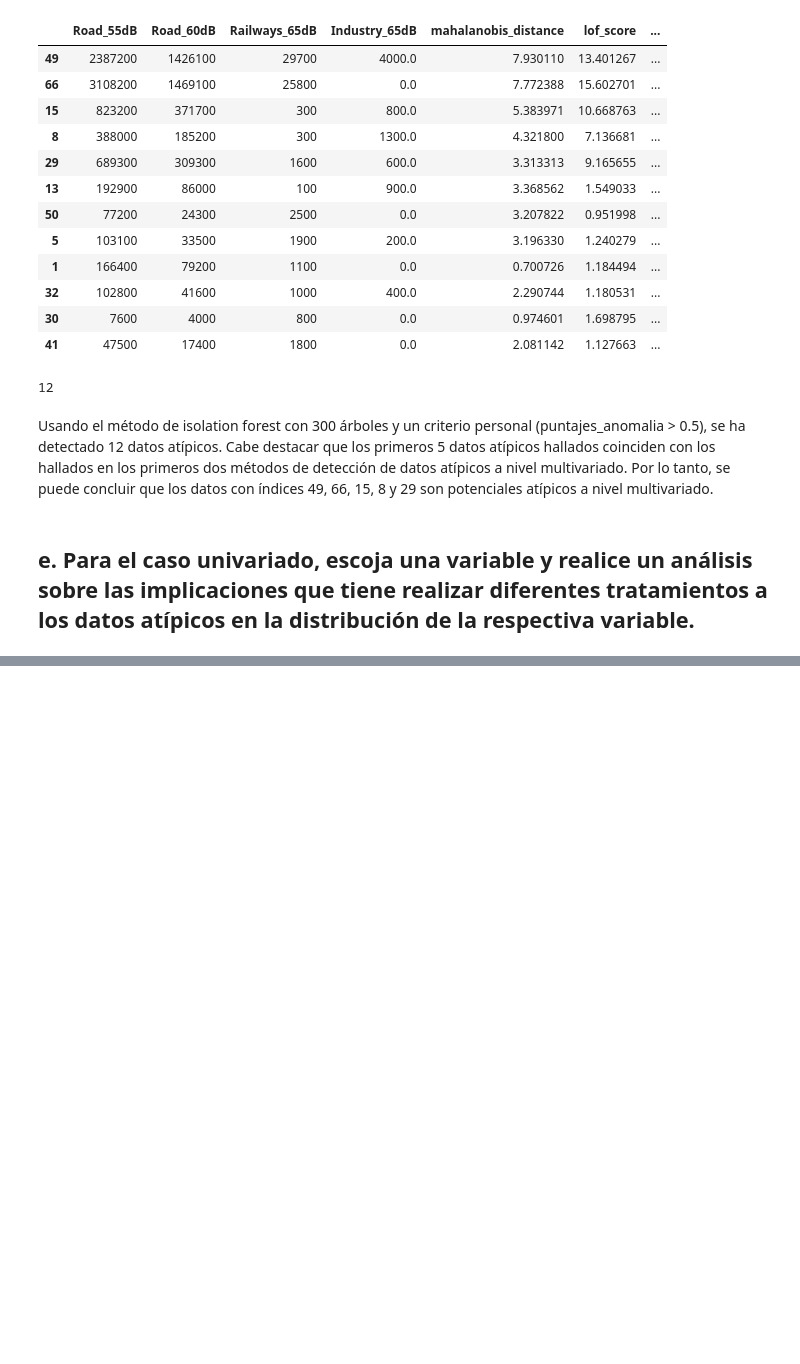
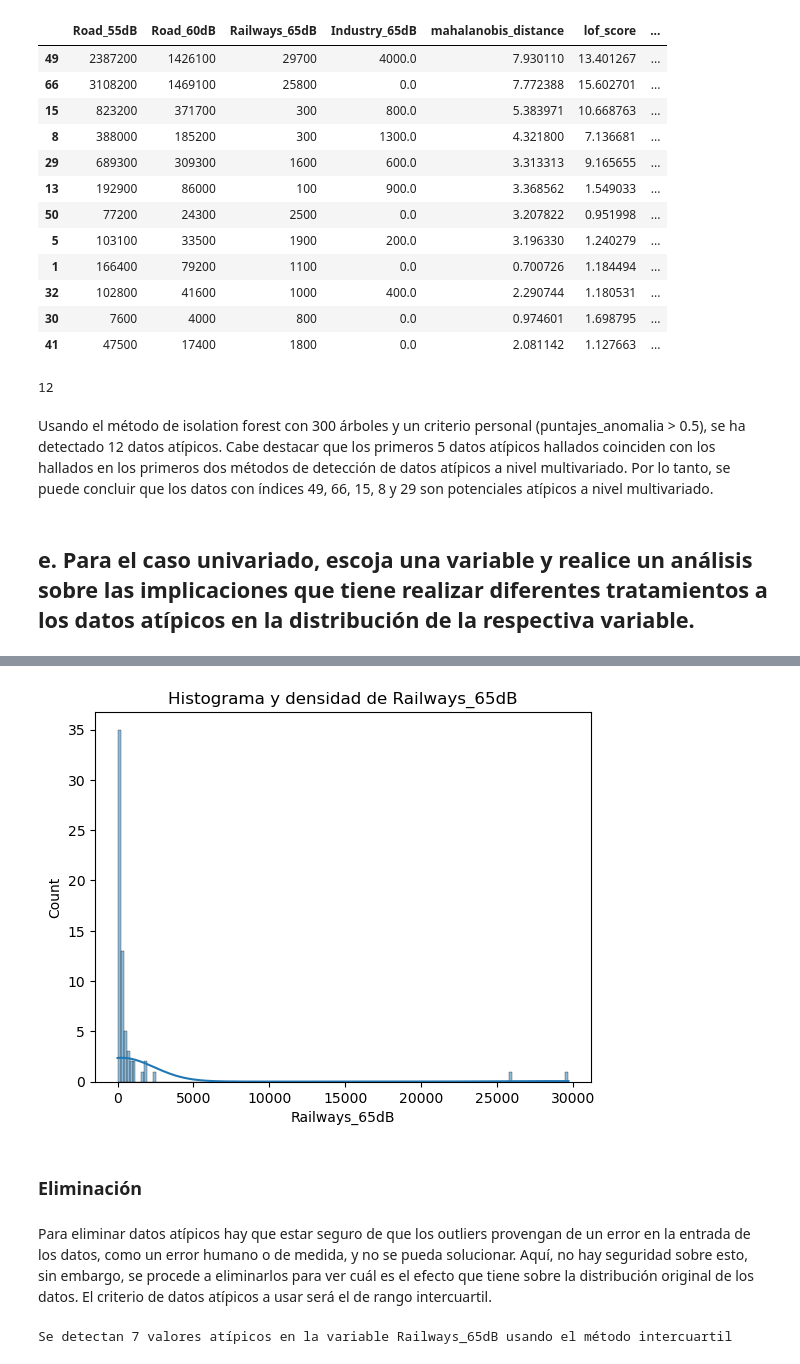
Before and after one commit to Deivid-code/Trabajo-1-mineria-de-datos, a Jupyter notebook: Trabajo 1 minería de datos.ipynb, the cells around one changed output, grey strips where cells are left out. Cells and saved outputs as stored; diff of their text form; code cells hidden in the pictures; blank space fills up the shorter version.

```diff
--- a/Trabajo 1 minería de datos.ipynb
+++ b/Trabajo 1 minería de datos.ipynb
@@ -674,0 +626,14 @@ array([[   0.],
+# %%
+sns.histplot(ruidoso['Railways_65dB'], kde=True)
+plt.title("Histograma y densidad de Railways_65dB")
+plt.show()
+# %% [output]
+[figure, added]
+# %% [markdown]
+### Eliminación
+# %% [markdown]
+Para eliminar datos atípicos hay que estar seguro de que los outliers provengan de un error en la entrada de los datos, como un error humano o de medida, y no se pueda solucionar. Aquí, no hay seguridad sobre esto, sin embargo, se procede a eliminarlos para ver cuál es el efecto que tiene sobre la distribución original de los datos. El criterio de datos atípicos a usar será el de rango intercuartil.
+# %%
+indices_excluir = atipico_intercuartil(ruidoso, "Railways_65dB").index
+# %% [output]
+Se detectan 7 valores atípicos en la variable Railways_65dB usando el método intercuartil
```
Also changed, not shown: parts of 20 cells of this notebook.
